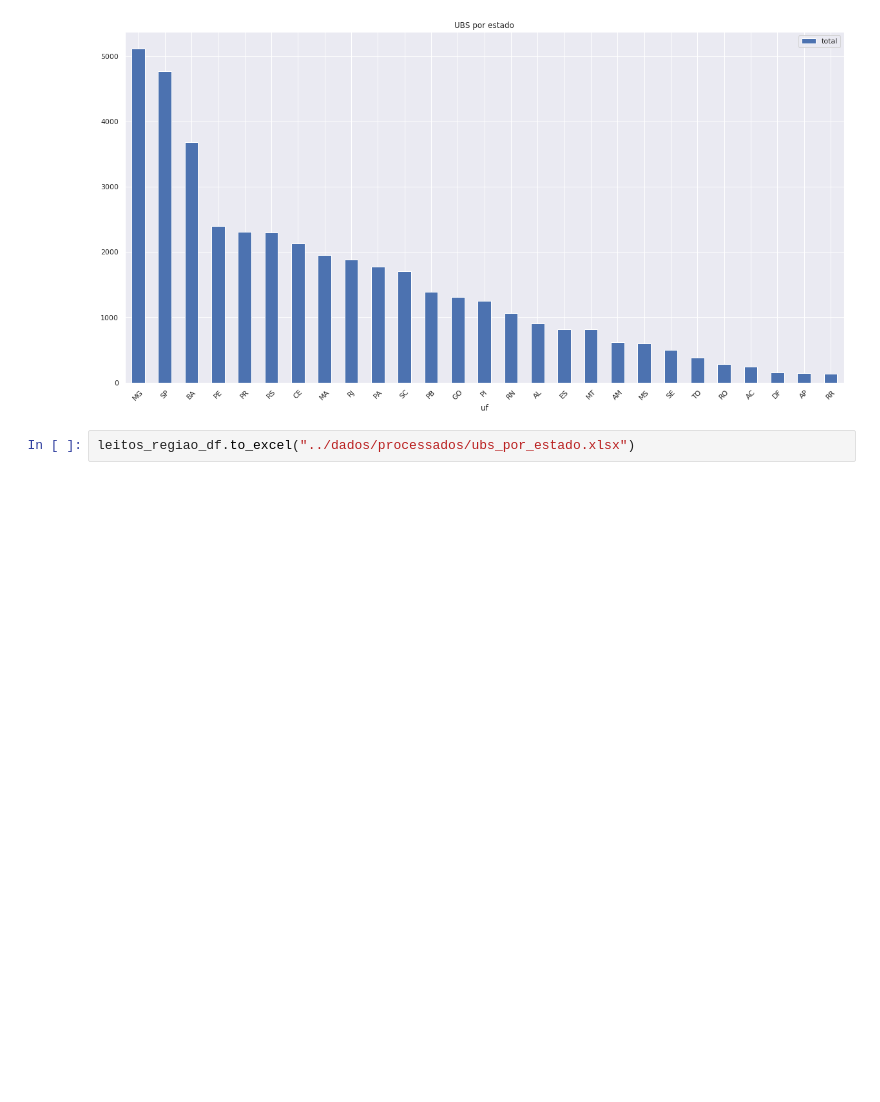
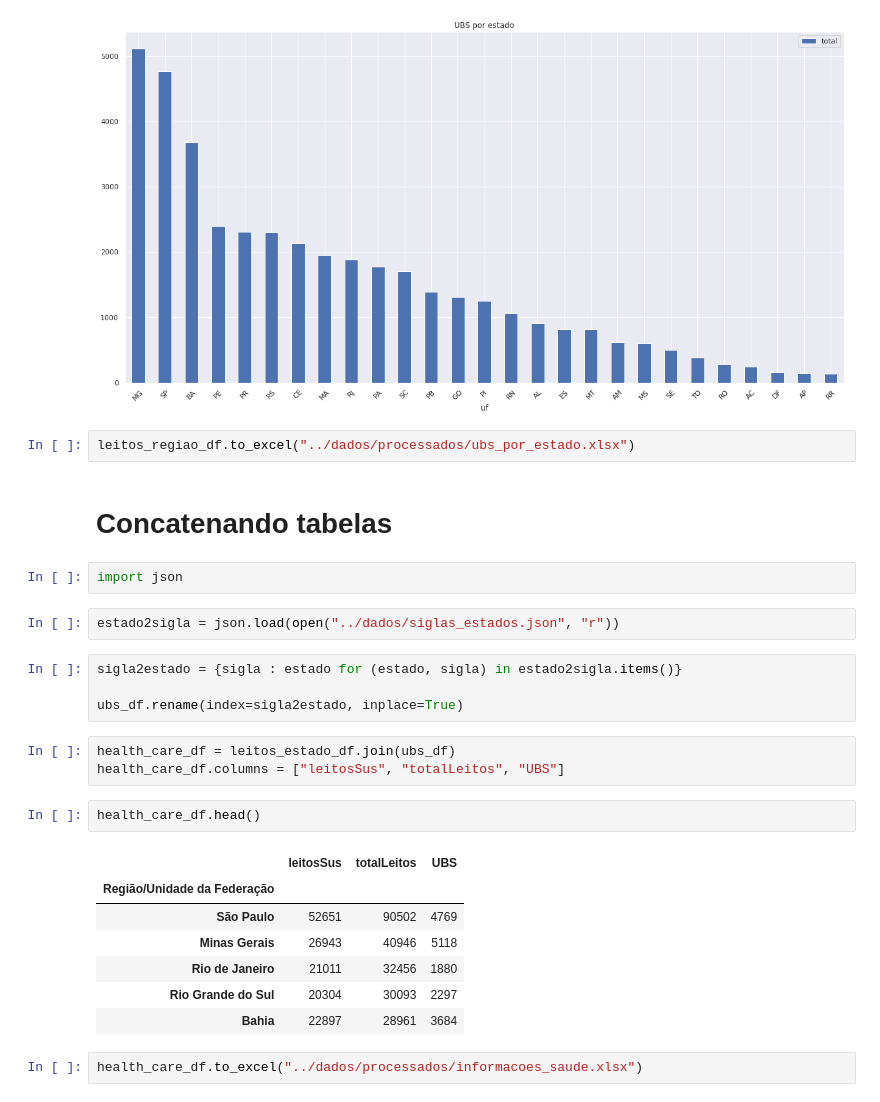
Before and after one commit to kenzosakiyama/corona_virus_brasil, a Jupyter notebook: notebooks/leitos_ubs_brasil.ipynb, the cells around one changed output. Saved outputs shown, nothing was run; the diff lists cells and outputs as text; blank space fills up the shorter version.

Commit message:
Padronizando tabelas

```diff
--- a/notebooks/leitos_ubs_brasil.ipynb
+++ b/notebooks/leitos_ubs_brasil.ipynb
@@ -176,3 +176,28 @@ ubs_df.plot.bar(rot=45, title="UBS por estado")
 [figure]
 # %%
 leitos_regiao_df.to_excel("../dados/processados/ubs_por_estado.xlsx")
+# %% [markdown]
+# Concatenando tabelas
+# %%
+import json
+# %%
+estado2sigla = json.load(open("../dados/siglas_estados.json", "r"))
+# %%
+sigla2estado = {sigla : estado for (estado, sigla) in estado2sigla.items()}
+
+ubs_df.rename(index=sigla2estado, inplace=True)
+# %%
+health_care_df = leitos_estado_df.join(ubs_df)
+health_care_df.columns = ["leitosSus", "totalLeitos", "UBS"]
+# %%
+health_care_df.head()
+# %% [output]
+|  | leitosSus | totalLeitos | UBS |
+| Região/Unidade da Federação |  |  |  |
+| São Paulo | 52651 | 90502 | 4769 |
+| Minas Gerais | 26943 | 40946 | 5118 |
+| Rio de Janeiro | 21011 | 32456 | 1880 |
+| Rio Grande do Sul | 20304 | 30093 | 2297 |
+| Bahia | 22897 | 28961 | 3684 |
+# %%
+health_care_df.to_excel("../dados/processados/informacoes_saude.xlsx")
```
Also changed, not shown: 1 other file.
